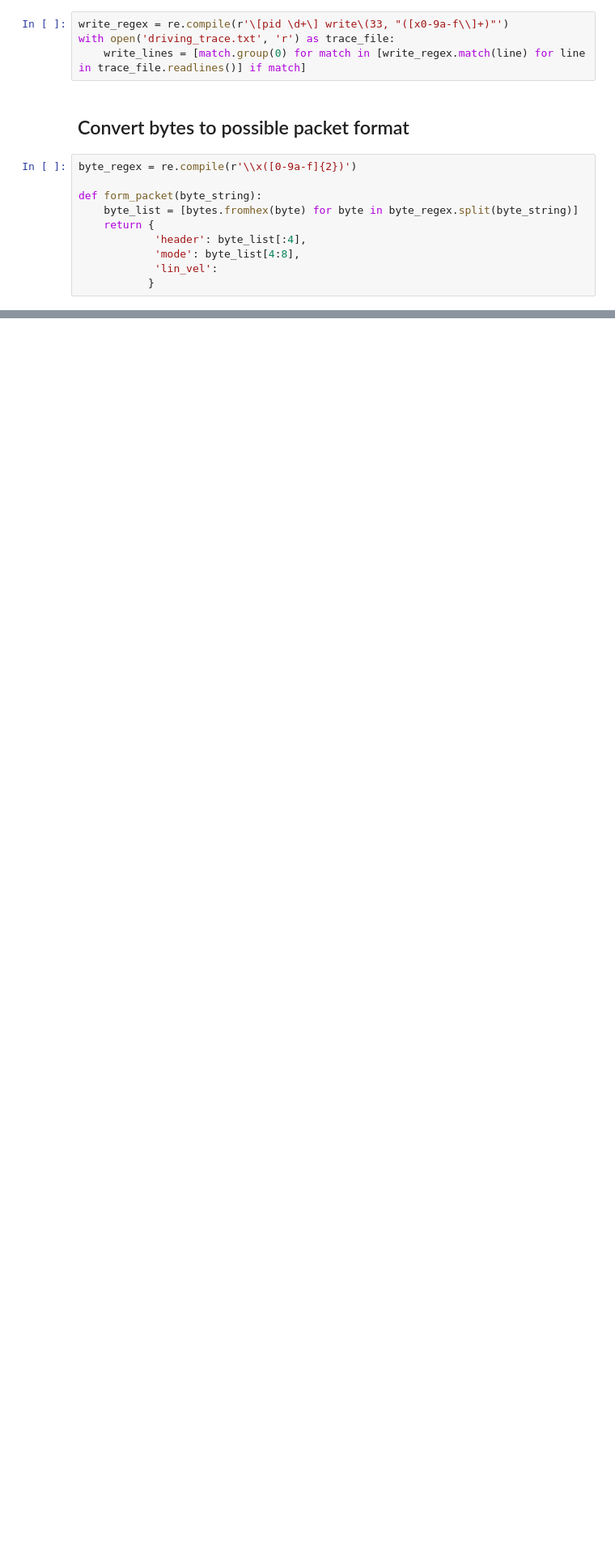
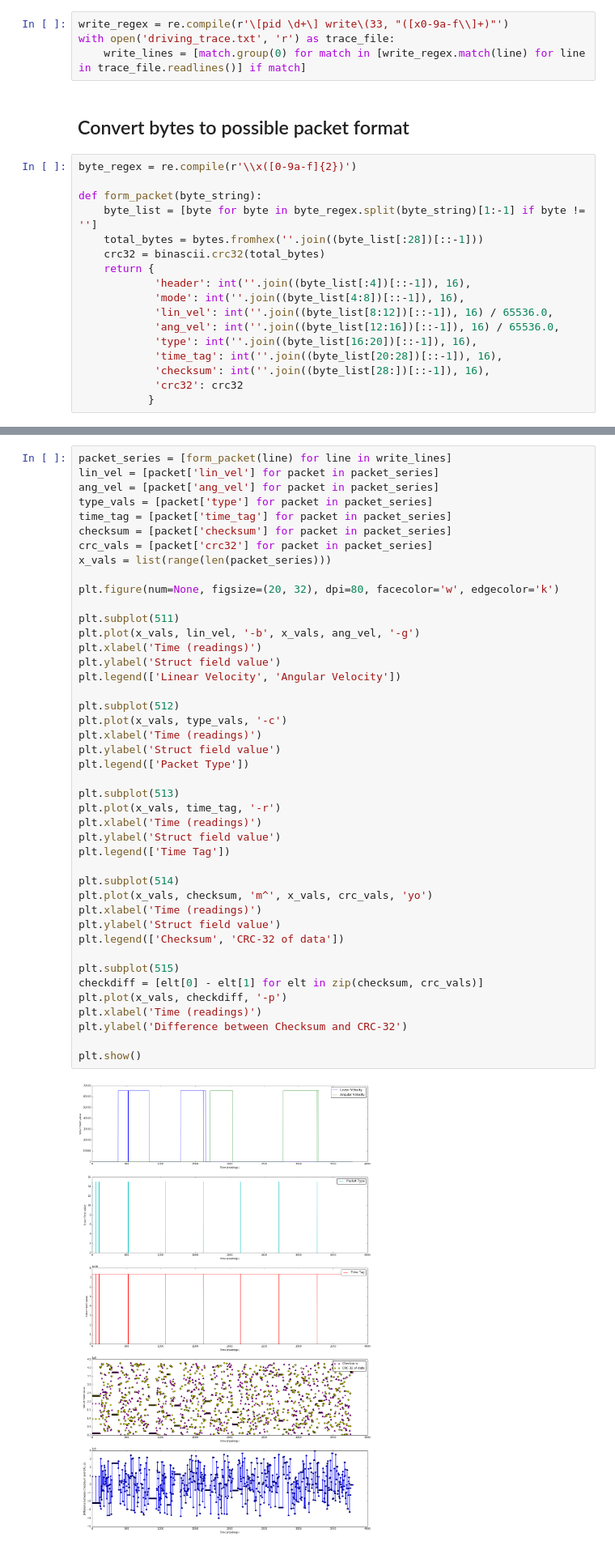
Before and after one commit to vml39/rosbeam-test, a Jupyter notebook: analysis/Beam Protocol Analysis.ipynb, the cells around one changed output, grey strips where cells are left out. Shown at 81% size. Drawn from its saved outputs; the diff is of its cells as text; blank space fills up the shorter version.

Commit message:
Analysis of new packet format

```diff
--- a/analysis/Beam Protocol Analysis.ipynb
+++ b/analysis/Beam Protocol Analysis.ipynb
@@ -21,9 +23,16 @@ with open('driving_trace.txt', 'r') as trace_file:
 byte_regex = re.compile(r'\\x([0-9a-f]{2})')
 
 def form_packet(byte_string):
-    byte_list = [bytes.fromhex(byte) for byte in byte_regex.split(byte_string)]
+    byte_list = [byte for byte in byte_regex.split(byte_string)[1:-1] if byte != '']
+    total_bytes = bytes.fromhex(''.join((byte_list[:28])[::-1]))
+    crc32 = binascii.crc32(total_bytes)
     return {
-            'header': byte_list[:4],
-            'mode': byte_list[4:8],
-            'lin_vel':
+            'header': int(''.join((byte_list[:4])[::-1]), 16),
+            'mode': int(''.join((byte_list[4:8])[::-1]), 16),
+            'lin_vel': int(''.join((byte_list[8:12])[::-1]), 16) / 65536.0,
+            'ang_vel': int(''.join((byte_list[12:16])[::-1]), 16) / 65536.0,
+            'type': int(''.join((byte_list[16:20])[::-1]), 16),
+            'time_tag': int(''.join((byte_list[20:28])[::-1]), 16),
+            'checksum': int(''.join((byte_list[28:])[::-1]), 16),
+            'crc32': crc32
            }
@@ -29,0 +41,45 @@ def form_packet(byte_string):
+# %%
+packet_series = [form_packet(line) for line in write_lines]
+lin_vel = [packet['lin_vel'] for packet in packet_series]
+ang_vel = [packet['ang_vel'] for packet in packet_series]
+type_vals = [packet['type'] for packet in packet_series]
+time_tag = [packet['time_tag'] for packet in packet_series]
+checksum = [packet['checksum'] for packet in packet_series]
+crc_vals = [packet['crc32'] for packet in packet_series]
+x_vals = list(range(len(packet_series)))
+
+plt.figure(num=None, figsize=(20, 32), dpi=80, facecolor='w', edgecolor='k')
+
+plt.subplot(511)
+plt.plot(x_vals, lin_vel, '-b', x_vals, ang_vel, '-g')
+plt.xlabel('Time (readings)')
+plt.ylabel('Struct field value')
+plt.legend(['Linear Velocity', 'Angular Velocity'])
+
+plt.subplot(512)
+plt.plot(x_vals, type_vals, '-c')
+plt.xlabel('Time (readings)')
+plt.ylabel('Struct field value')
+plt.legend(['Packet Type'])
+
+plt.subplot(513)
+plt.plot(x_vals, time_tag, '-r')
+plt.xlabel('Time (readings)')
+plt.ylabel('Struct field value')
+plt.legend(['Time Tag'])
+
+plt.subplot(514)
+plt.plot(x_vals, checksum, 'm^', x_vals, crc_vals, 'yo')
+plt.xlabel('Time (readings)')
+plt.ylabel('Struct field value')
+plt.legend(['Checksum', 'CRC-32 of data'])
+
+plt.subplot(515)
+checkdiff = [elt[0] - elt[1] for elt in zip(checksum, crc_vals)]
+plt.plot(x_vals, checkdiff, '-p')
+plt.xlabel('Time (readings)')
+plt.ylabel('Difference between Checksum and CRC-32')
+
+plt.show()
+# %% [output]
+[figure, added]
```
Also changed, not shown: parts of 4 cells of this notebook.
